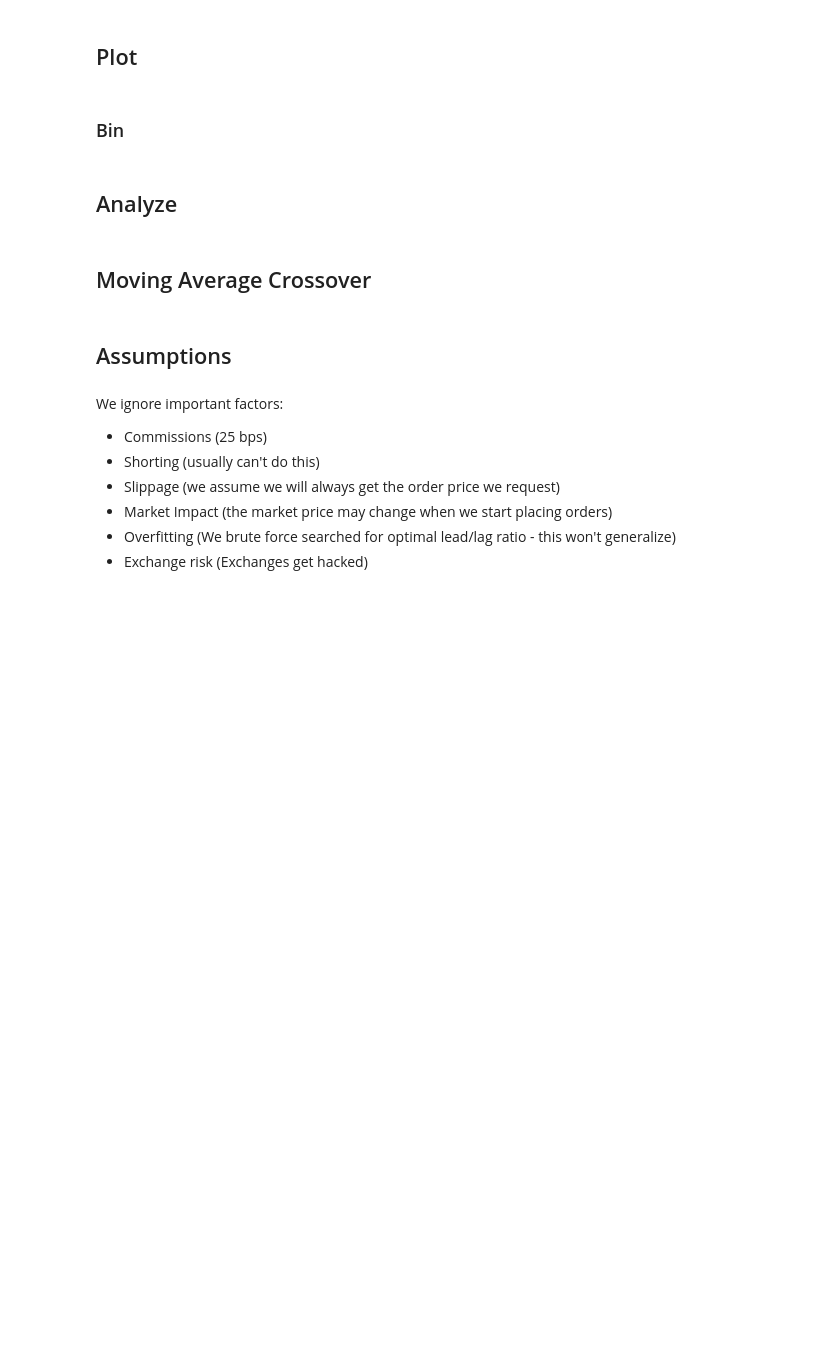
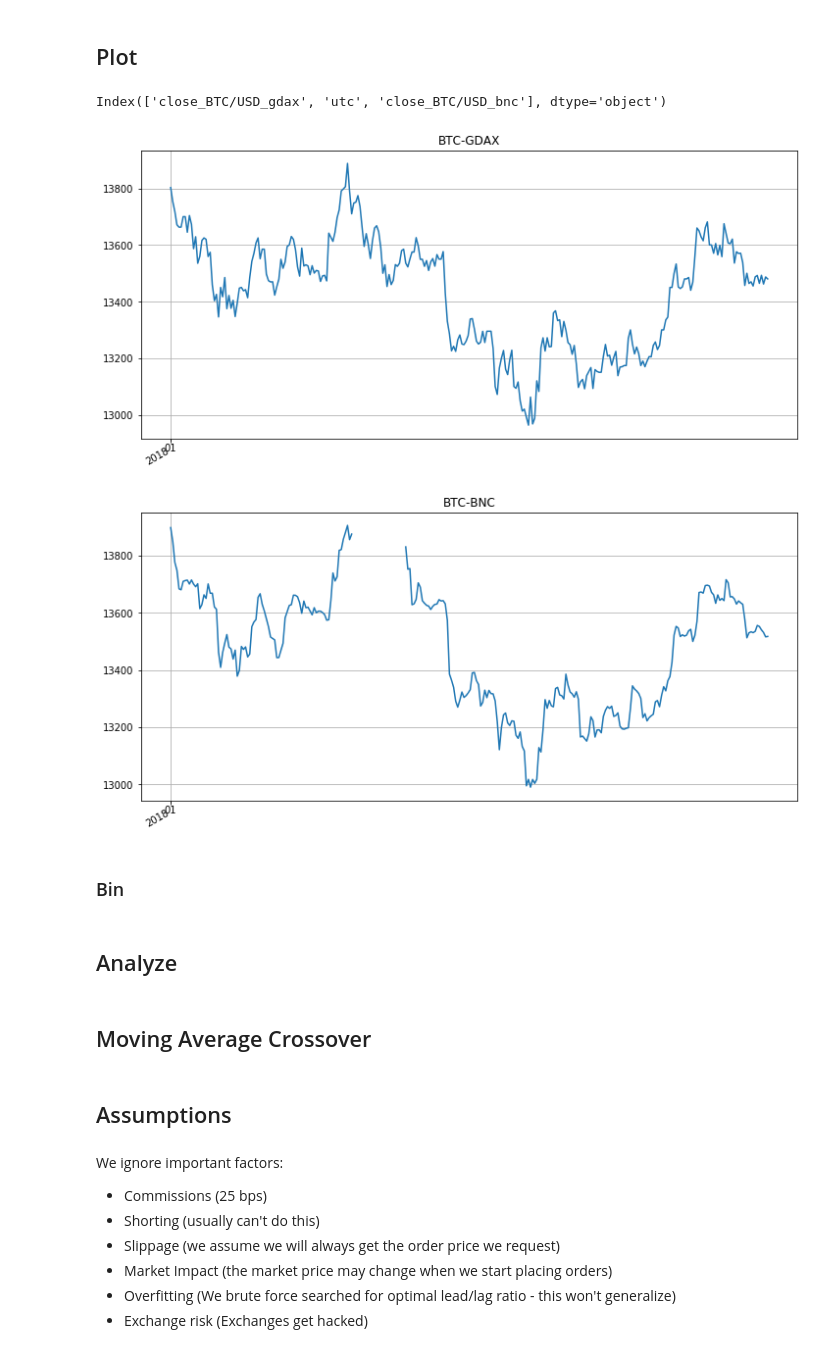
Before and after one commit to bfortuner/punisher, a Jupyter notebook: brave-new-coin.ipynb, the cells around one changed output. Drawn from its saved outputs; the diff is of its cells as text; code cells hidden in the pictures; blank space fills up the shorter version.

```diff
--- a/brave-new-coin.ipynb
+++ b/brave-new-coin.ipynb
@@ -84,8 +28,6 @@ def get_all_data(asset, start, end, timeframe, request_size, outfpath):
 # %%
-request_size = 1000
 asset = Asset(coins.BTC, coins.USD)
-timeframe = Timeframe.THIRTY_MIN
+timeframe = Timeframe.FIVE_MIN
 exchange_id = ex_cfg.BNC
-start = datetime.datetime(year=2016, month=1, day=1)
-end = datetime.datetime(year=2018, month=1, day=24)
-fpath = ohlcv_feed.get_ohlcv_fpath(asset, exchange_id, timeframe)
+start = datetime.datetime(year=2018, month=1, day=1, hour=0)
+end = datetime.datetime(year=2018, month=1, day=2, hour=0)
@@ -215,0 +34,7 @@ check_missing_timesteps(price_df, 300)
+# %%
+df = ohlcv_feed.load_ohlcv(exchange_id, asset, timeframe)
+df.head()
+# %%
+df = ohlcv_feed.load_multiple_assets(
+    [ex_cfg.GDAX, ex_cfg.BNC], [asset], timeframe, start, end)
+df.head()
@@ -215,0 +49,3 @@ check_missing_timesteps(price_df, 300)
+# %%
+df = df[[c for c in df.columns if 'close' in c or c in ['utc']]]
+df.head()
@@ -273,3 +98,15 @@ plot_range(price_df, start, end, 'price_BTC')
+# %%
+df.columns
+# %% [output]
+Index(['close_BTC/USD_gdax', 'utc', 'close_BTC/USD_bnc'], dtype='object')
+# %%
+vals = df[['utc', 'close_BTC/USD_gdax']].values
+plot_prices(vals[:,0], vals[:,1], 'BTC-GDAX')
+vals = df[['utc','close_BTC/USD_bnc']].values
+plot_prices(vals[:,0], vals[:,1], 'BTC-BNC')
+# %% [output]
+[figure, added]
+[figure, added]
 # %% [markdown]
 ### Bin
 # %%
```
Also changed, not shown: parts of 16 cells of this notebook, 7 other files.
